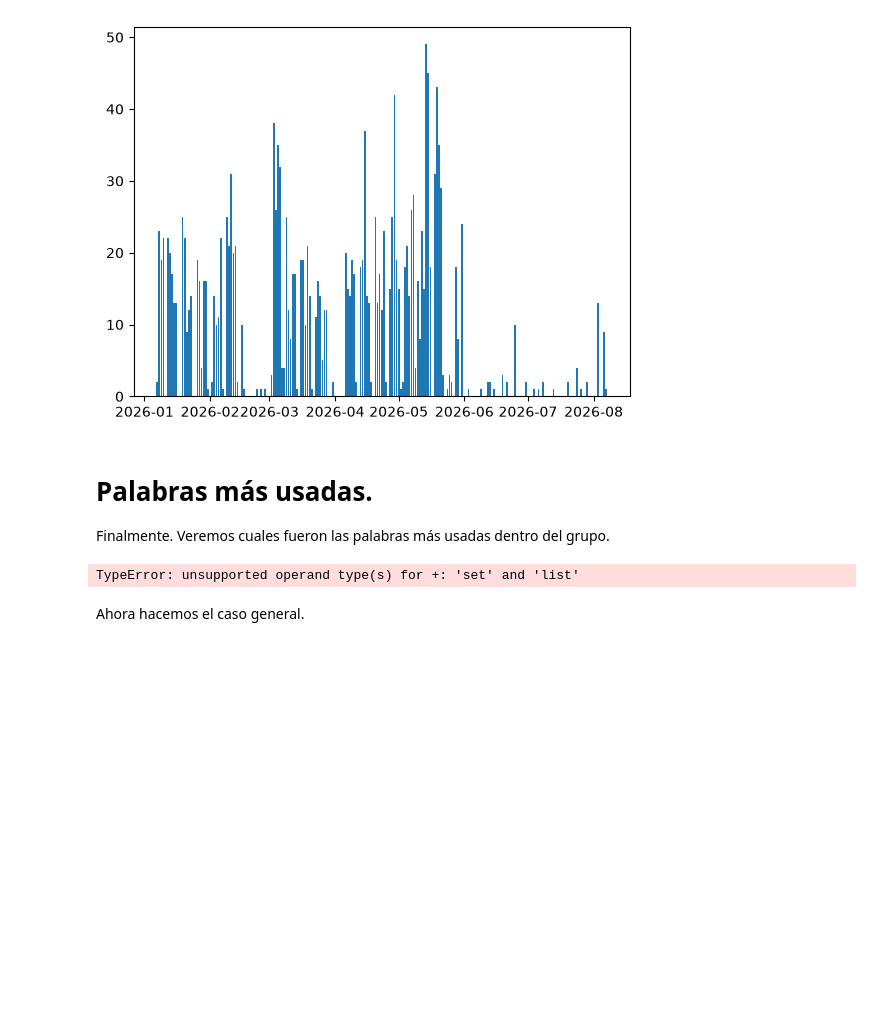
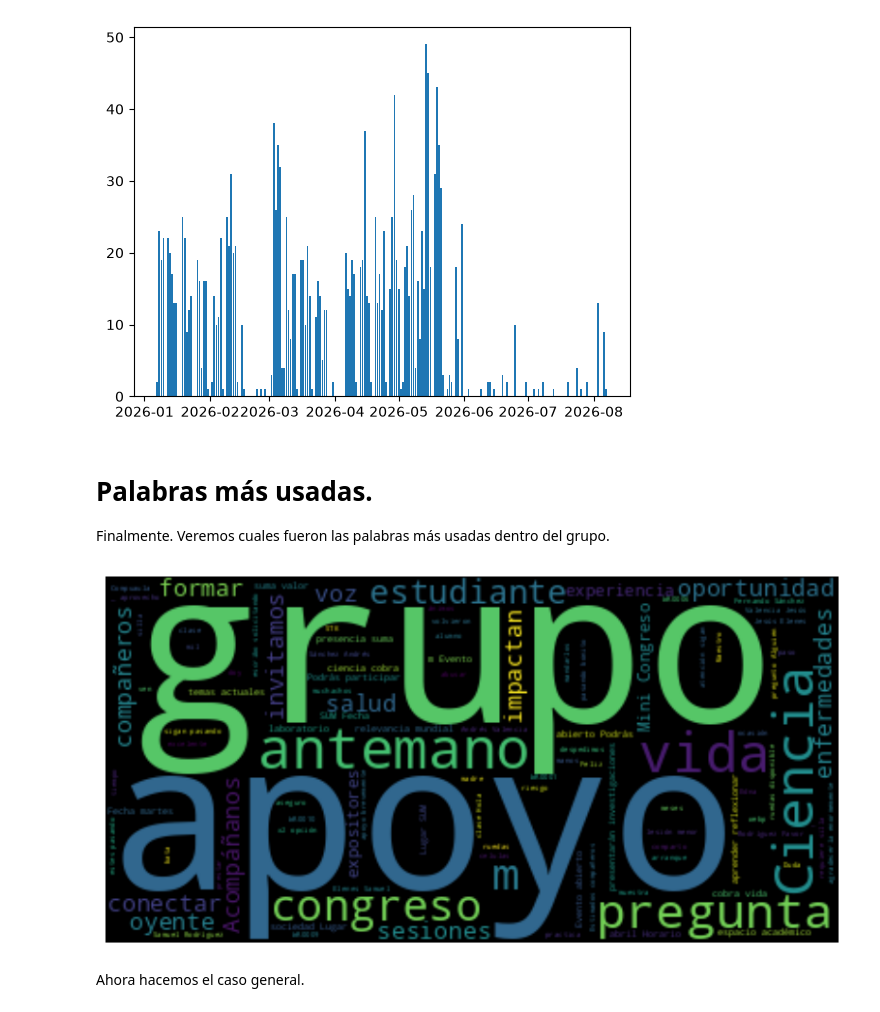
Before and after one commit to CosmicObservatory/whatsapp, a Jupyter notebook: notebooks/whatsapp.ipynb, the cells around one changed output. Cells and saved outputs as stored; diff of their text form; code cells hidden in the pictures; blank space fills up the shorter version.

Commit message:
code error solved

```diff
--- a/notebooks/whatsapp.ipynb
+++ b/notebooks/whatsapp.ipynb
@@ -301,35 +301,35 @@ import wordcloud
 
 def get_text(ID):
     text = []
     data = history_26[history_26['Sender']==ID]
     n_id = data.shape[0]
     if n_id == 0:
         return 0
     for v in data['Text']:
         text += v
     chat = " ".join(text)
     chat = regex.sub(f"{ID}:", "", chat)
     return chat
 
 palabras_paro = nlp.Defaults.stop_words
-
+palabras_paro = list(palabras_paro)
 
 chat_16 = get_text("ID16")
 
 palabras_paro_custom = ['jpg', 'Media', 'de', 'la', 'file', 'attached', 'a', 'omitted', 'su', 'IMG', 'Muchas', 'gracias', 'para', 'en']
 
 # Generamos la nube de palabras
 wc = wordcloud.WordCloud(
     stopwords=palabras_paro + palabras_paro_custom
 ).generate(chat_16)
 
 # Mostramos la nube de palabras
 plt.figure(figsize=(10, 10))
 plt.imshow(wc, interpolation='bilinear')
 plt.axis("off")
 plt.show()
 # %% [output]
-TypeError: unsupported operand type(s) for +: 'set' and 'list'
+[figure, added]
 # %% [markdown]
 Ahora hacemos el caso general.
 # %%
```
Also changed, not shown: parts of 4 cells of this notebook.
